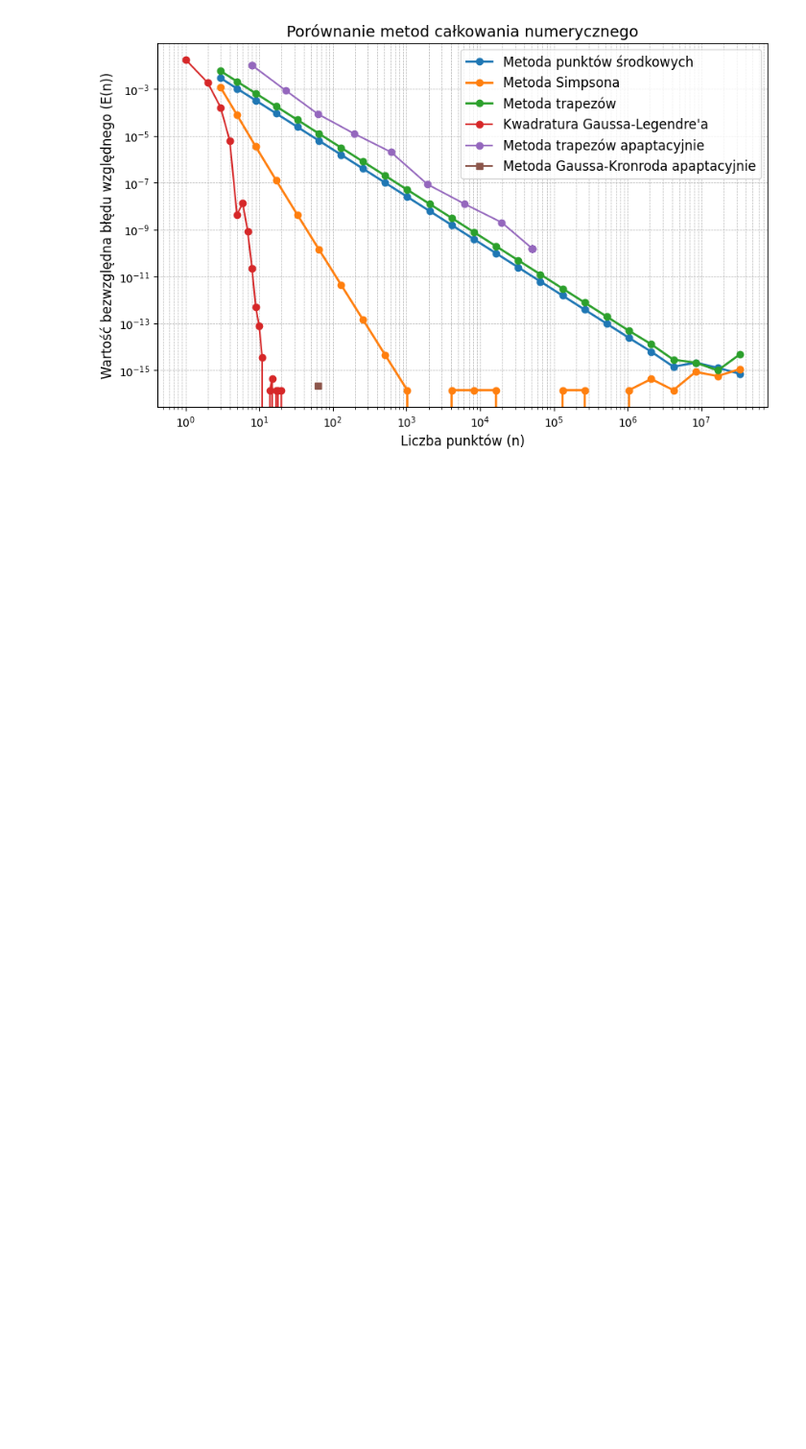
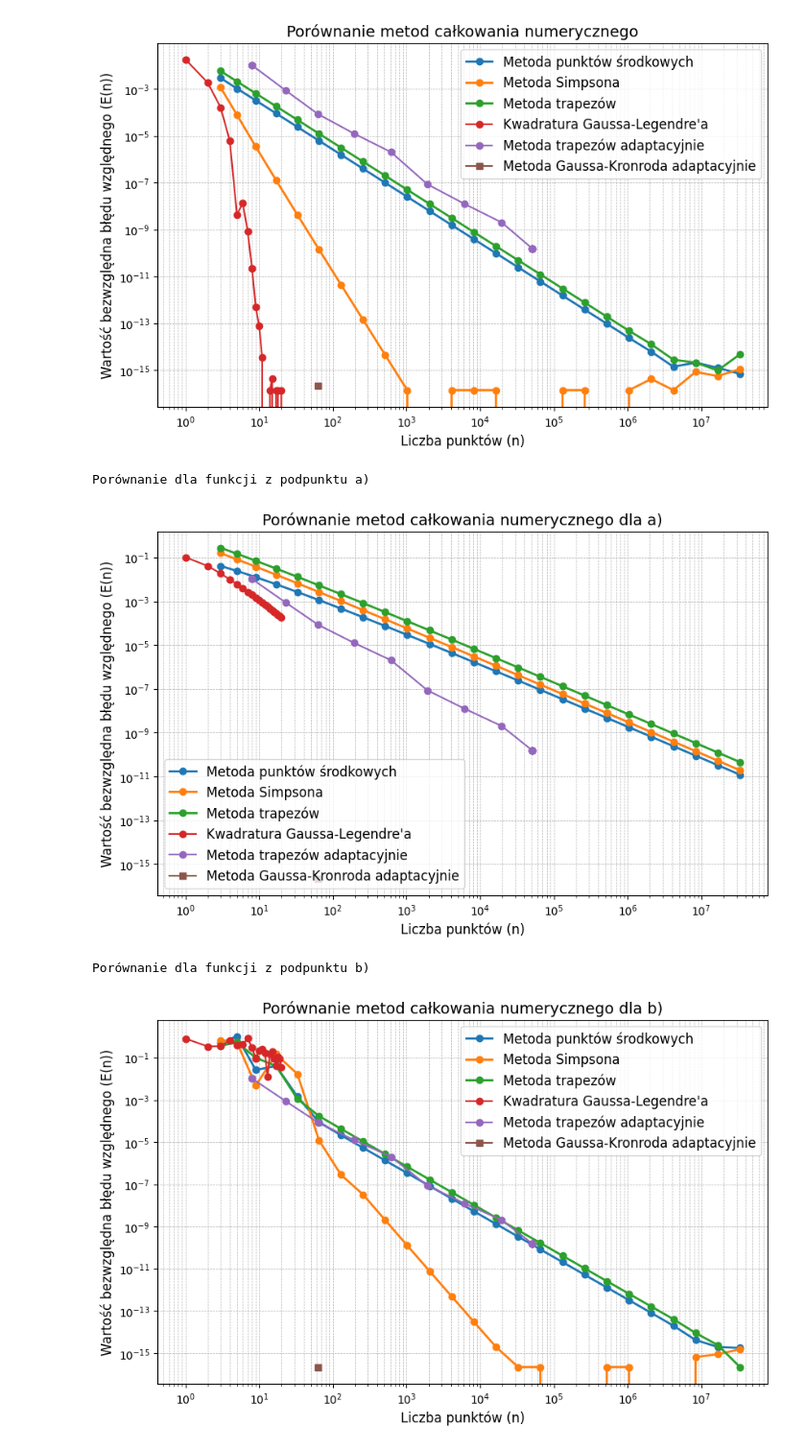
Before and after one commit to FalcO0O/MOWNiT, a Jupyter notebook: Lab_7/main.ipynb, the cells around one changed output. Shown: that part at 96% size. Cells and saved outputs as stored; diff of their text form; code cells hidden in the pictures; blank space fills up the shorter version.

```diff
--- a/Lab_7/main.ipynb
+++ b/Lab_7/main.ipynb
@@ -157,12 +157,23 @@ plot_error_comparison(integration_methods)
 # %%
 # Task 2 functions
 # TODO: Copy task 1 for g, h and lab 6 for g, h
+from sys import float_info
 
-g = lambda x: np.sqrt(x)*np.log(x) # Uses base e logarithm
+g = lambda x: np.sqrt(x+float_info.min)*np.log(x+float_info.min) # Uses base e logarithm
 g_real_integral = -4/9 # Real integral value of g from 0 to 1
 
 a, b = 0.001, 0.004
 h = lambda x: 1/((x-0.3)**2+a)+1/((x-0.9)**2+b)-6
 # Real integral value of h from 0 to 1
 h_real_integral = 1/np.sqrt(a)*(np.arctan(0.7/np.sqrt(a))+np.arctan(0.3/np.sqrt(a))) \
                 + 1/np.sqrt(b)*(np.arctan(0.1/np.sqrt(b))+np.arctan(0.9/np.sqrt(b))) - 6
+
+print("Porównanie dla funkcji z podpunktu a)")
+plot_error_comparison(integration_methods, f=g, real_value=g_real_integral, plot_title='Porównanie metod całkowania numerycznego dla a)')
+print("Porównanie dla funkcji z podpunktu b)")
+plot_error_comparison(integration_methods, f=h, real_value=h_real_integral, plot_title='Porównanie metod całkowania numerycznego dla b)')
+# %% [output]
+Porównanie dla funkcji z podpunktu a)
+[figure, added]
+Porównanie dla funkcji z podpunktu b)
+[figure, added]
```
Also changed, not shown: parts of 1 cell of this notebook.
